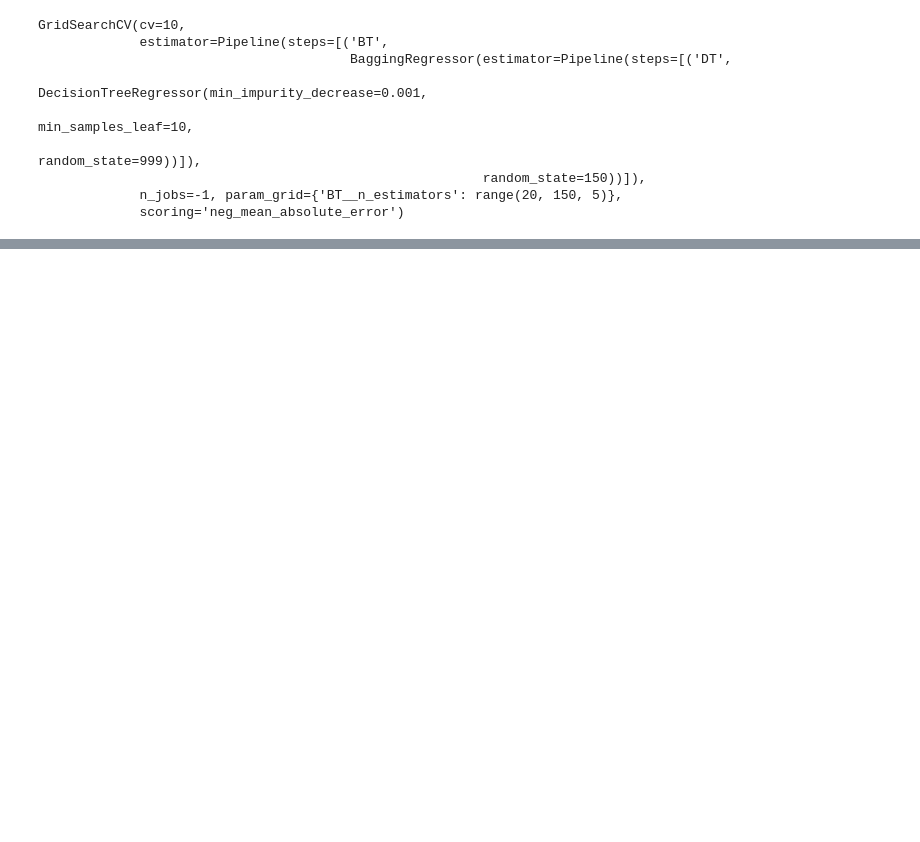
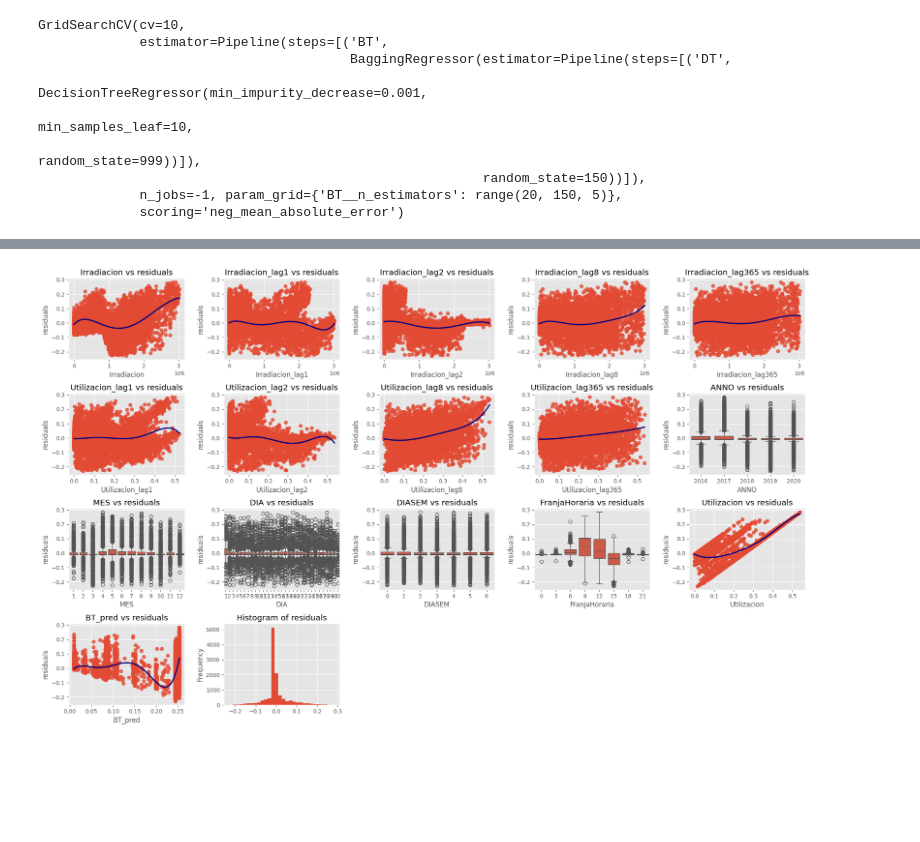
Before and after one commit to MARIABELENSB/Assessment1_MLII, a Jupyter notebook: src/3.1.Bagging.ipynb, the cells around one changed output, grey strips where cells are left out. Saved outputs shown, nothing was run; the diff lists cells and outputs as text; code cells hidden in the pictures; blank space fills up the shorter version.

```diff
--- a/src/3.1.Bagging.ipynb
+++ b/src/3.1.Bagging.ipynb
@@ -181,0 +253,5 @@ GridSearchCV(cv=10,
+# %%
+# Analysis of residuals
+RT.plotModelDiagnosis(dfTR_eval, 'BT_pred', 'Utilizacion', figsize=[20,15])
+# %% [output]
+[figure, added]
```
Also changed, not shown: parts of 10 cells of this notebook.
